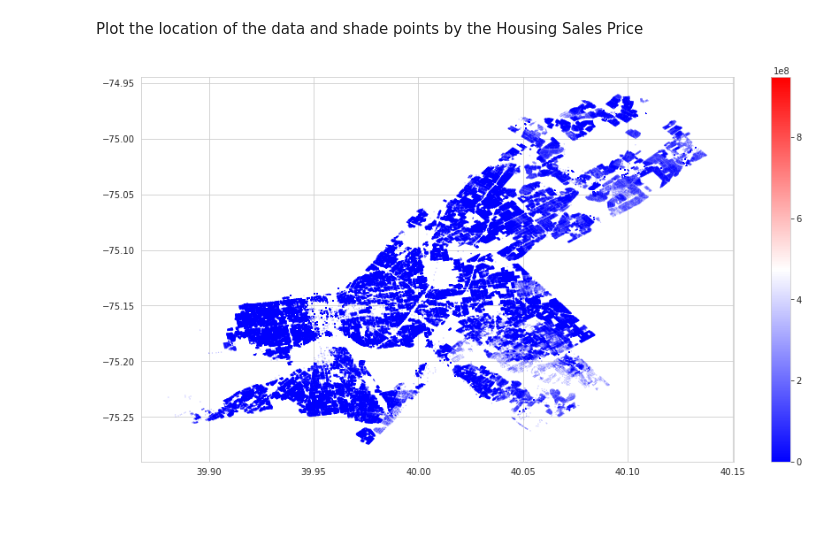
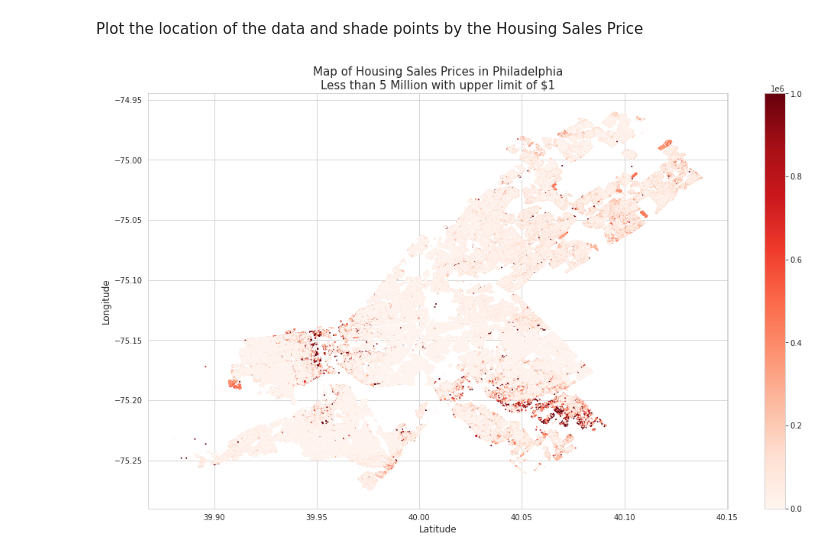
Before and after one commit to congjun-huang/Philadelphia-Housing, a Jupyter notebook: EDA/Exploratory_Analysis_One.ipynb, the cells around one changed output. Drawn from its saved outputs; the diff is of its cells as text; code cells hidden in the pictures; blank space fills up the shorter version.

```diff
--- a/EDA/Exploratory_Analysis_One.ipynb
+++ b/EDA/Exploratory_Analysis_One.ipynb
@@ -91,11 +93,33 @@ plt.show()
 # %% [markdown]
 Plot the location of the data and shade points by the Housing Sales Price
 # %%
-plt.figure(figsize=(15,8))
+plt.figure(figsize=(17,10))
 plt.scatter(x=dat['lng'], y=dat['lat'],
-           s=0.01, c = dat['sale_price'],
-            cmap="bwr")
+            s=1,
+            c = dat['sale_price'],
+            cmap="Reds")
 plt.colorbar()
+plt.title("Map of Housing Sales Prices in Philadelphia\nLess than $5 Million", fontsize=15)
+plt.xlabel("Latitude", fontsize=12)
+plt.ylabel("Longitude", fontsize=12)
 plt.show()
+#color maps: https://matplotlib.org/3.5.1/tutorials/colors/colormaps.html
-# %% [output]
-[figure, removed]
+# %%
+df_maxVal = dat
+#set upper limit
+maxVal = 1_000_000
+df_maxVal['sale_price'] = df_maxVal['sale_price'].where(df_maxVal['sale_price'] <= maxVal, maxVal)
+
+plt.figure(figsize=(17,10))
+plt.scatter(x=df_maxVal['lng'], y=df_maxVal['lat'],
+            s=1,
+            c = df_maxVal['sale_price'],
+            cmap="Reds")
+plt.colorbar()
+plt.title("Map of Housing Sales Prices in Philadelphia\nLess than 5 Million with upper limit of $1", fontsize=15)
+plt.xlabel("Latitude", fontsize=12)
+plt.ylabel("Longitude", fontsize=12)
+plt.show()
+#color maps: https://matplotlib.org/3.5.1/tutorials/colors/colormaps.html
+# %% [output]
+[figure, added]
```
Also changed, not shown: parts of 9 cells of this notebook, 1 other file.
